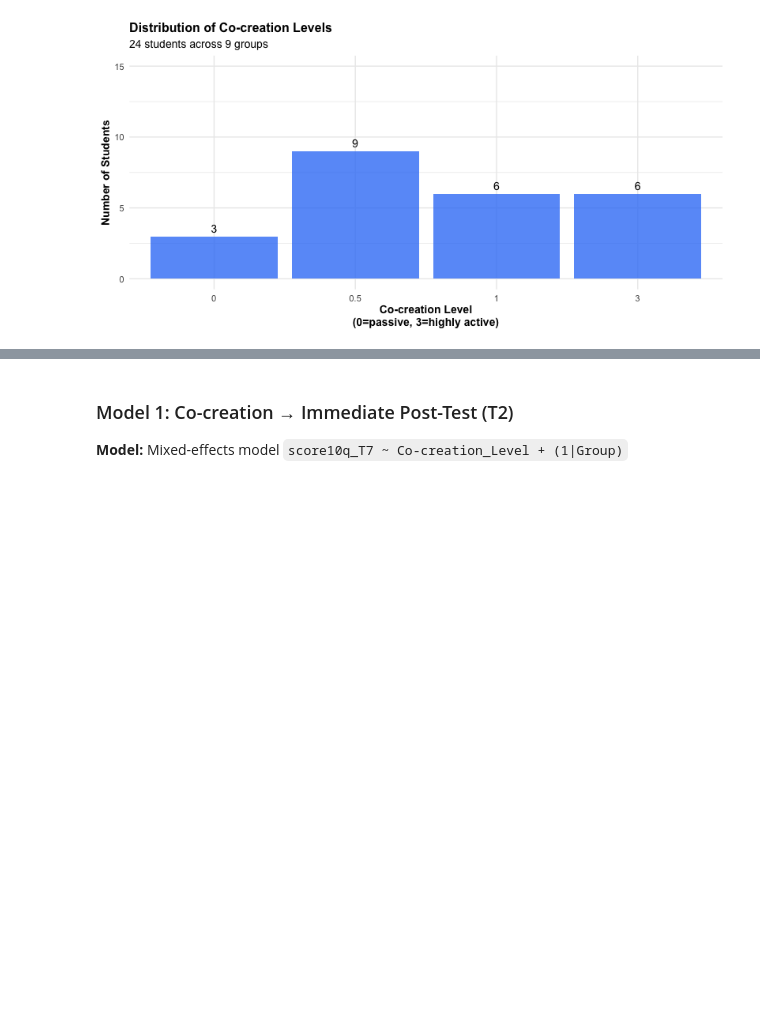
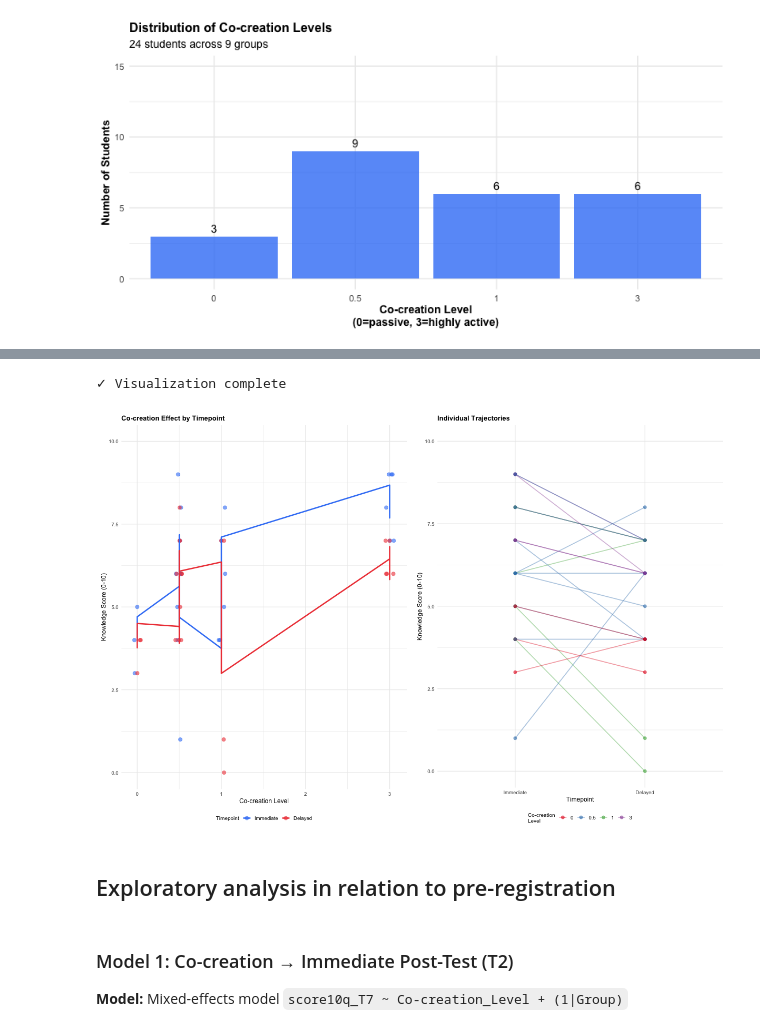
Before and after one commit to OlgaMuss/LLM_Frames_Paper, a Jupyter notebook: Manuscript/Supplementary_Materials/S5_Pilot_Statistical_Analysis.ipynb, the cells around one changed output, grey strips where cells are left out. Cells and saved outputs as stored; diff of their text form; code cells hidden in the pictures; blank space fills up the shorter version.

```diff
--- a/Manuscript/Supplementary_Materials/S5_Pilot_Statistical_Analysis.ipynb
+++ b/Manuscript/Supplementary_Materials/S5_Pilot_Statistical_Analysis.ipynb
@@ -467,3 +832,58 @@ ggplot(df_t2, aes(x = factor(Cocreation_Level))) +
+# %%
+%%R -w 1200 -h 800 --units px
+
+# Visualize the combined model results
+
+# Predicted values for visualization
+df_long$predicted <- fitted(model_combined)
+
+# Plot 1: Observed vs Predicted by Timepoint
+p1 <- ggplot(df_long, aes(x = Cocreation_Level, y = Knowledge_Score, color = timepoint)) +
+  geom_point(alpha = 0.6, size = 3, position = position_jitter(width = 0.05, height = 0)) +
+  geom_line(aes(y = predicted, group = timepoint), size = 1.2) +
+  scale_color_manual(values = c("Immediate" = "#3b82f6", "Delayed" = "#ef4444"),
+                     name = "Timepoint") +
+  labs(
+    title = "Co-creation Effect by Timepoint",
+    x = "Co-creation Level",
+    y = "Knowledge Score (0-10)"
+  ) +
+  ylim(0, 10) +
+  theme_minimal(base_size = 12) +
+  theme(
+    plot.title = element_text(face = "bold", size = 13),
+    legend.position = "bottom",
+    legend.title = element_text(size = 10),
+    plot.margin = margin(10, 10, 10, 10)
+  )
+
+# Plot 2: Individual trajectories
+p2 <- ggplot(df_long, aes(x = timepoint, y = Knowledge_Score, group = Participant_ID)) +
+  geom_line(aes(color = factor(Cocreation_Level)), alpha = 0.4, size = 0.8) +
+  geom_point(aes(color = factor(Cocreation_Level)), alpha = 0.6, size = 2.5) +
+  scale_color_brewer(palette = "Set1", name = "Co-creation\nLevel") +
+  labs(
+    title = "Individual Trajectories",
+    x = "Timepoint",
+    y = "Knowledge Score (0-10)"
+  ) +
+  ylim(0, 10) +
+  theme_minimal(base_size = 12) +
+  theme(
+    plot.title = element_text(face = "bold", size = 13),
+    legend.position = "bottom",
+    legend.title = element_text(size = 10),
+    plot.margin = margin(10, 10, 10, 10)
+  )
+
+gridExtra::grid.arrange(p1, p2, ncol = 2)
+
+cat("\n✓ Visualization complete\n")
+# %% [output]
+✓ Visualization complete
+[figure, added]
+# %% [markdown]
+## Exploratory analysis in relation to pre-registration
 # %% [markdown]
 ### Model 1: Co-creation → Immediate Post-Test (T2)
 
```
Also changed, not shown: parts of 25 cells of this notebook, 2 other files.
